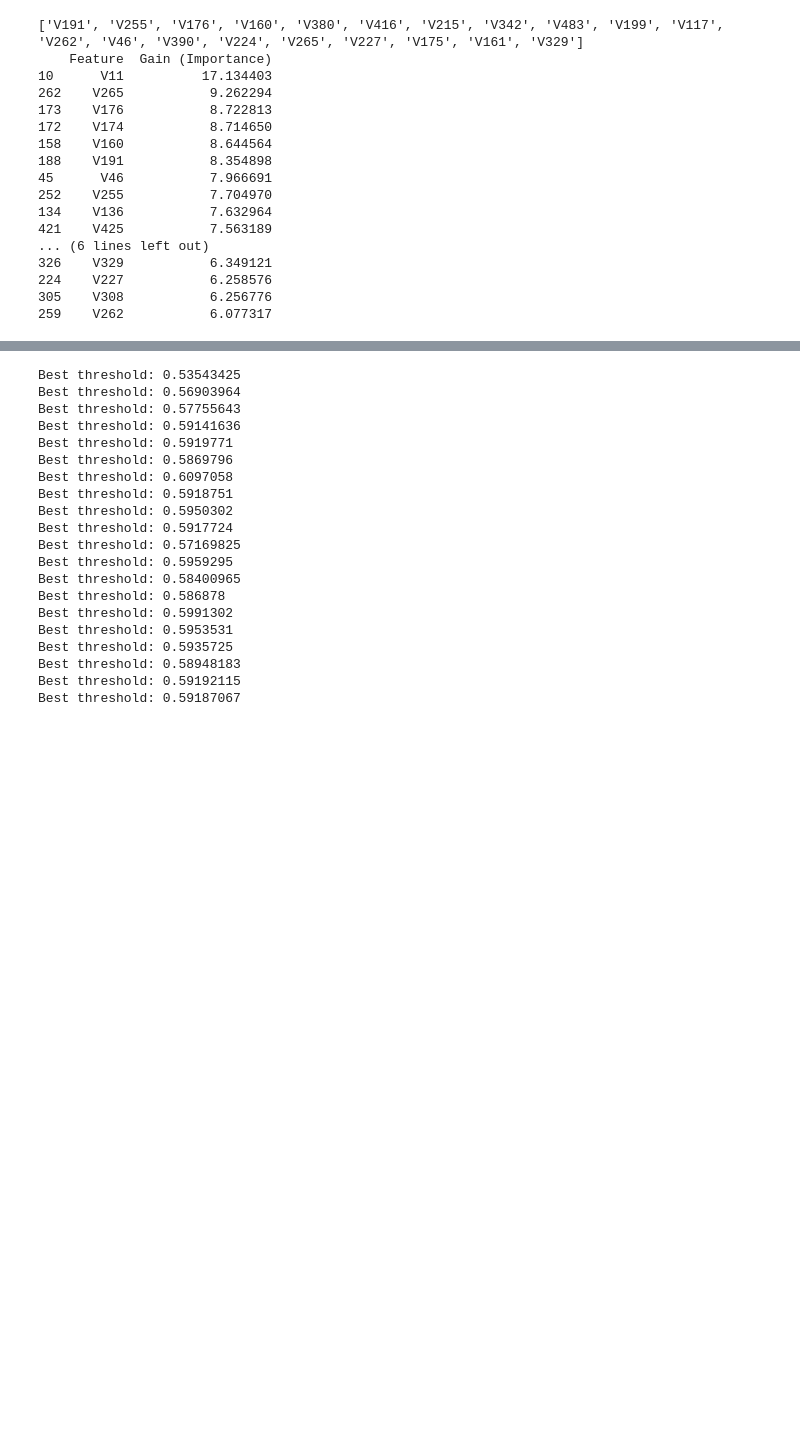
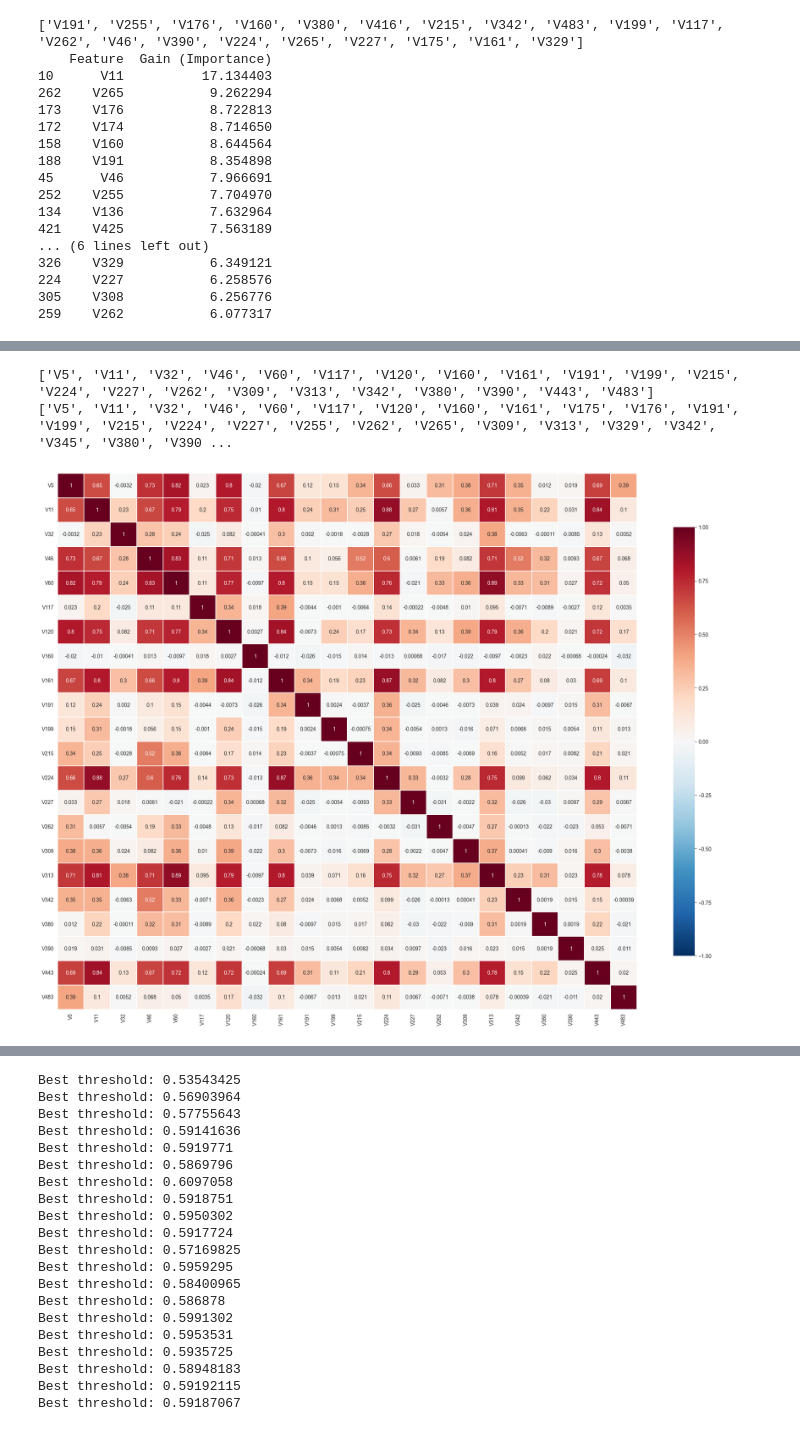
Before and after one commit to M-SZEWCZAK/-Cost-Sensitive-Predictive-Modeling, a Jupyter notebook: eda/structured_selection_runs.ipynb, the cells around one changed output, grey strips where cells are left out. Drawn from its saved outputs; the diff is of its cells as text; code cells hidden in the pictures; blank space fills up the shorter version.

```diff
--- a/eda/structured_selection_runs.ipynb
+++ b/eda/structured_selection_runs.ipynb
@@ -68,0 +151,11 @@ print(len(xgb_rf_common))
+# %%
+print(x_boruta_uncorr.columns.tolist())
+print(x_boruta.columns.tolist())
+# %% [output]
+['V5', 'V11', 'V32', 'V46', 'V60', 'V117', 'V120', 'V160', 'V161', 'V191', 'V199', 'V215', 'V224', 'V227', 'V262', 'V309', 'V313', 'V342', 'V380', 'V390', 'V443', 'V483']
+['V5', 'V11', 'V32', 'V46', 'V60', 'V117', 'V120', 'V160', 'V161', 'V175', 'V176', 'V191', 'V199', 'V215', 'V224', 'V227', 'V255', 'V262', 'V265', 'V309', 'V313', 'V329', 'V342', 'V345', 'V380', 'V390 ...
+# %%
+x_boruta_uncorr_matrix=x_boruta_uncorr.corr()
+plot_correlation_matrix(x_boruta_uncorr_matrix)
+# %% [output]
+[figure, added]
```
Also changed, not shown: parts of 20 cells of this notebook, 5 other files.
